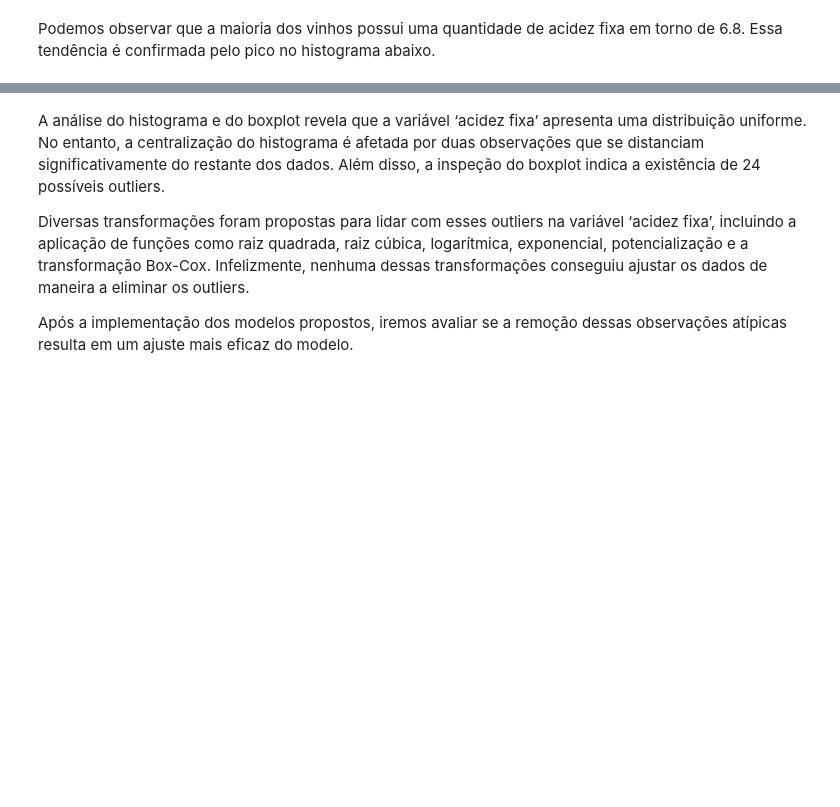
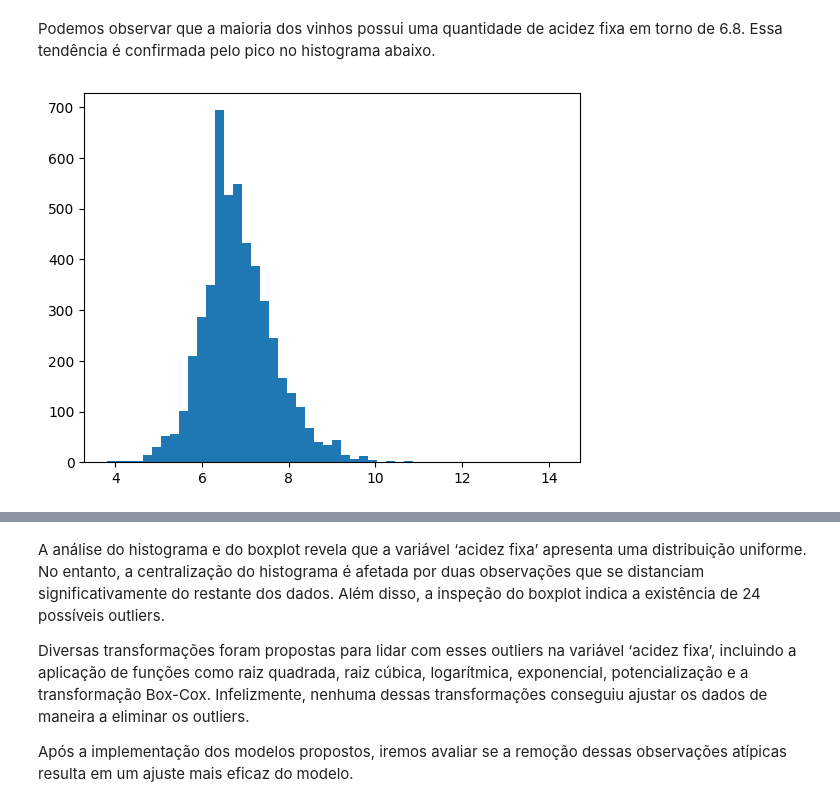
Before and after one commit to gabrieldadcarvalho/machine_learning, a Jupyter notebook: wine_quality/analitic_wine.ipynb, the cells around one changed output, grey strips where cells are left out. Cells and saved outputs as stored; diff of their text form; code cells hidden in the pictures; blank space fills up the shorter version.

```diff
--- a/wine_quality/analitic_wine.ipynb
+++ b/wine_quality/analitic_wine.ipynb
@@ -81,7 +78,7 @@ from scipy import stats
 import matplotlib.pyplot as plt
 # %%
 # Importando os dados
-df = pd.read_csv("winequality-white.csv", sep=";")
+df = pd.read_csv("https://raw.githubusercontent.com/gabrieldadcarvalho/machine_learning/main/wine_quality/winequality-white.csv", sep=";")
 # %%
 # Obtendo as variáveis independentes e dependente
 x = df.iloc[:, :11]
@@ -144,6 +141,9 @@ Name: fixed acidity, dtype: float64
 Podemos observar que a maioria dos vinhos possui uma quantidade de acidez fixa em torno de 6.8. Essa tendência é confirmada pelo pico no histograma abaixo.
 # %%
 # Criação do grafico histograma para a variável 'fixed acidity'
-px.histogram(x["fixed acidity"], nbins=55).show()
+plt.hist(x["fixed acidity"], bins=50)
+plt.show()
+# %% [output]
+[figure, added]
 # %%
 # Criação do grafico box-plot para a variável 'fixed acidity'
```
Also changed, not shown: parts of 30 cells of this notebook.
